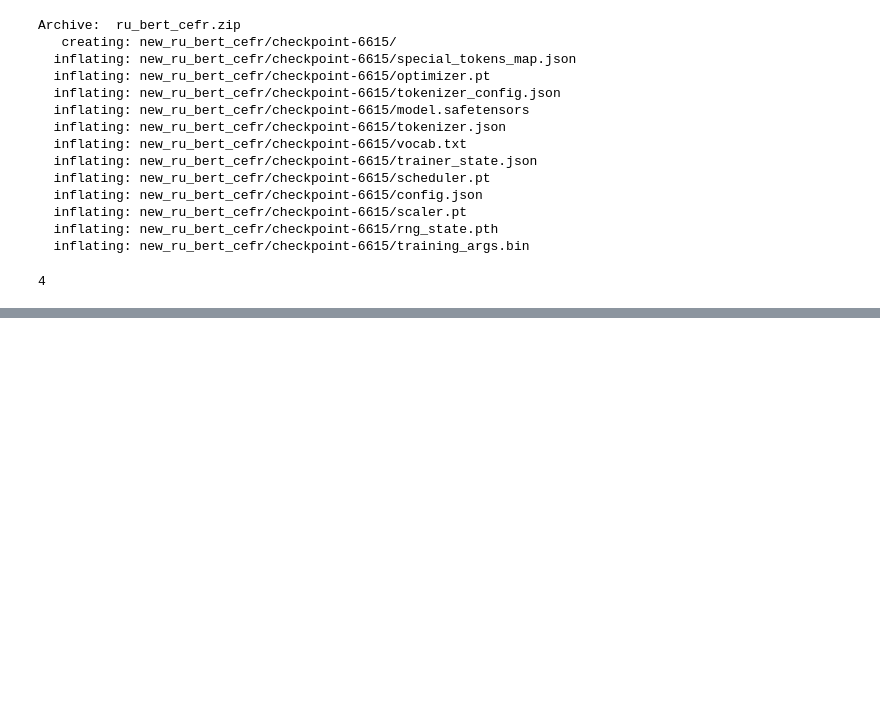
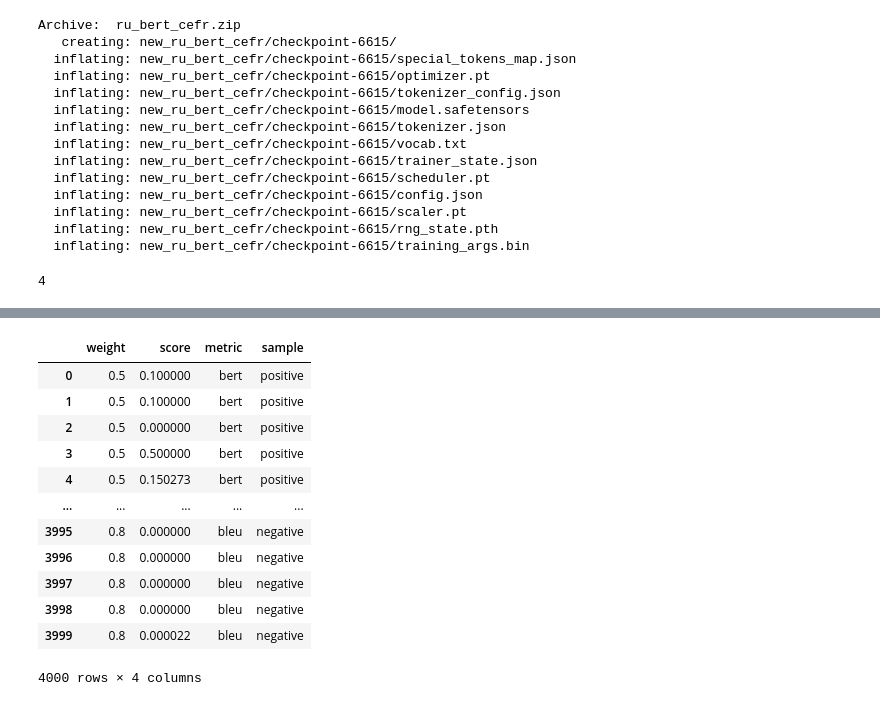
Before and after one commit to usmor/russian-cefr-aligner, a Jupyter notebook: finetuning/project_nlp1.ipynb, the cells around one changed output, grey strips where cells are left out. Cells and saved outputs as stored; diff of their text form; code cells hidden in the pictures; blank space fills up the shorter version.

```diff
--- a/finetuning/project_nlp1.ipynb
+++ b/finetuning/project_nlp1.ipynb
@@ -755,0 +907,3 @@ test_reward
+# %%
+with open('rf_logs.json', 'r', encoding='utf-8') as file:
+  rf_logs = json.load(file)
@@ -755,0 +931,16 @@ test_reward
+# %%
+rf_df
+# %% [output]
+|  | weight | score | metric | sample |
+| 0 | 0.5 | 0.100000 | bert | positive |
+| 1 | 0.5 | 0.100000 | bert | positive |
+| 2 | 0.5 | 0.000000 | bert | positive |
+| 3 | 0.5 | 0.500000 | bert | positive |
+| 4 | 0.5 | 0.150273 | bert | positive |
+| ... | ... | ... | ... | ... |
+| 3995 | 0.8 | 0.000000 | bleu | negative |
+| 3996 | 0.8 | 0.000000 | bleu | negative |
+| 3997 | 0.8 | 0.000000 | bleu | negative |
+| 3998 | 0.8 | 0.000000 | bleu | negative |
+| 3999 | 0.8 | 0.000022 | bleu | negative |
+4000 rows × 4 columns
```
Also changed, not shown: parts of 29 cells of this notebook.
